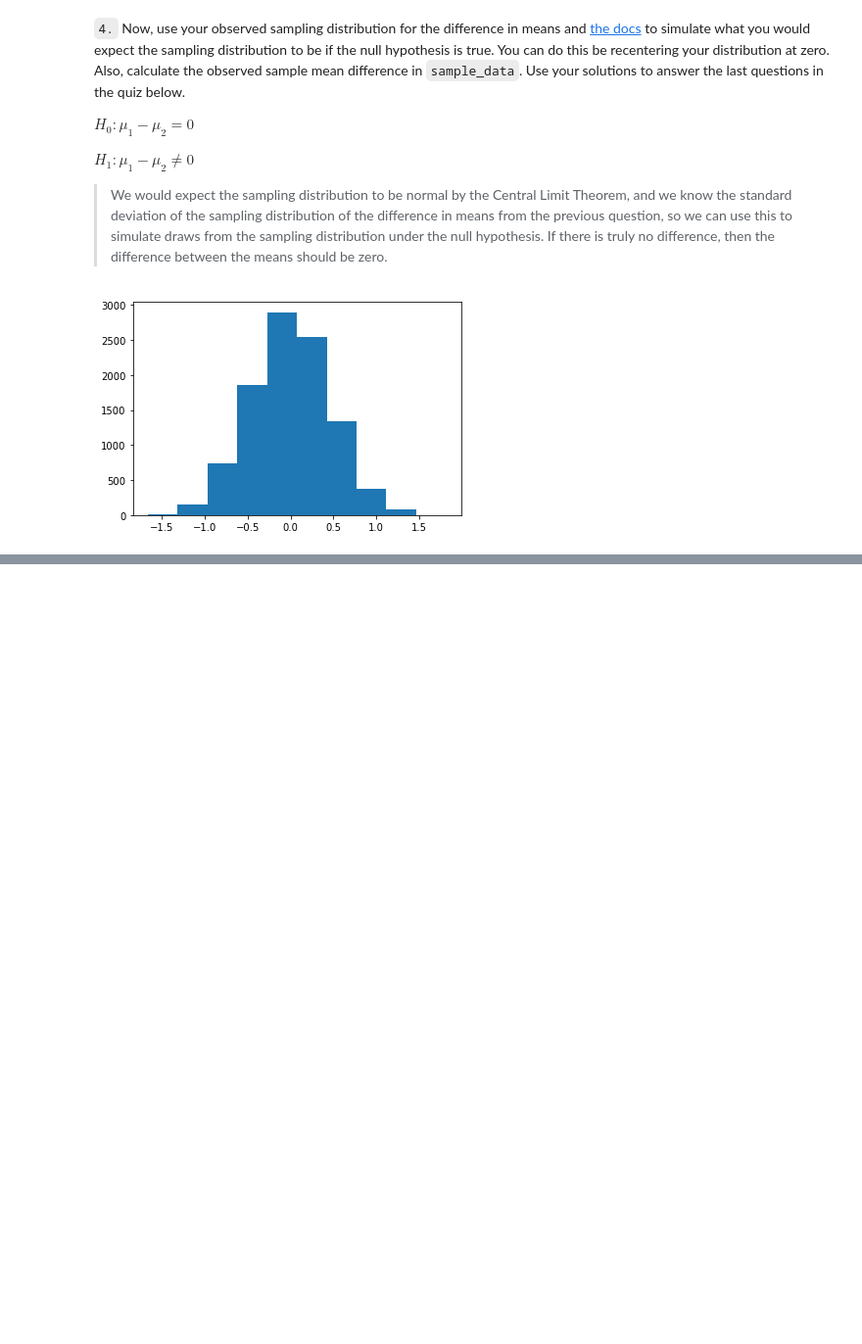
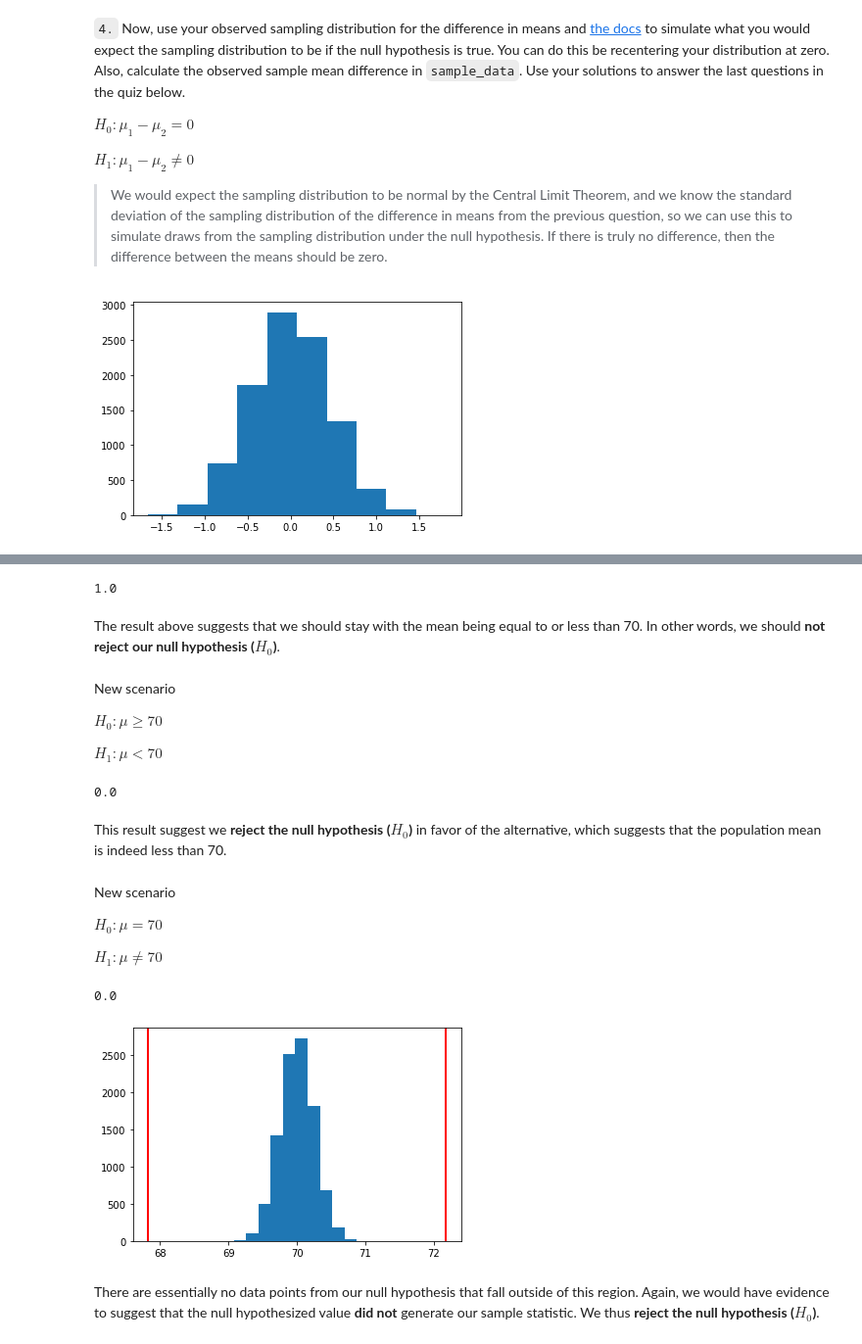
Before and after one commit to tharcyla/practical-statistics, a Jupyter notebook: 12_Hypothesis-Testing.ipynb, the cells around one changed output, grey strips where cells are left out. Shown at 98% size. Drawn from its saved outputs; the diff is of its cells as text; code cells hidden in the pictures; blank space fills up the shorter version.

Commit message:
upload: Add partial notes (2) from the Hypothesis Testing class
I'm almost at the end of this class. There will probably be
just another commit before I finish it.

```diff
--- a/12_Hypothesis-Testing.ipynb
+++ b/12_Hypothesis-Testing.ipynb
@@ -237,0 +295,41 @@ plt.hist(null_vals);
+# %%
+# calculate the p-value
+(null_vals > sample_mean).mean()
+# %% [output]
+1.0
+# %% [markdown]
+The result above suggests that we should stay with the mean being equal to or less than 70. In other words, we should **not reject our null hypothesis ($H_{0}$)**.
+# %% [markdown]
+New scenario
+
+$H_0: \mu \geqslant 70$
+
+$H_1: \mu < 70$
+# %%
+(null_vals < sample_mean).mean()
+# %% [output]
+0.0
+# %% [markdown]
+This result suggest we **reject the null hypothesis ($H_{0}$)** in favor of the alternative, which suggests that the population mean is indeed less than 70.
+# %% [markdown]
+New scenario
+
+$H_0: \mu = 70$
+
+$H_1: \mu \neq 70$
+# %%
+null_mean = 70
+(null_vals < sample_mean).mean() + (null_vals > null_mean + (null_mean - sample_mean)).mean()
+# %% [output]
+0.0
+# %%
+low = sample_mean
+high = null_mean + (null_mean - sample_mean)
+
+plt.hist(null_vals)
+plt.axvline(low, color='r', linewidth=2)
+plt.axvline(high, color='r', linewidth=2);
+# %% [output]
+[figure, added]
+# %% [markdown]
+There are essentially no data points from our null hypothesis that fall outside of this region. Again, we would have evidence to suggest that the null hypothesized value **did not** generate our sample statistic. We thus **reject the null hypothesis ($H_{0}$)**.
```
Also changed, not shown: parts of 58 cells of this notebook.
